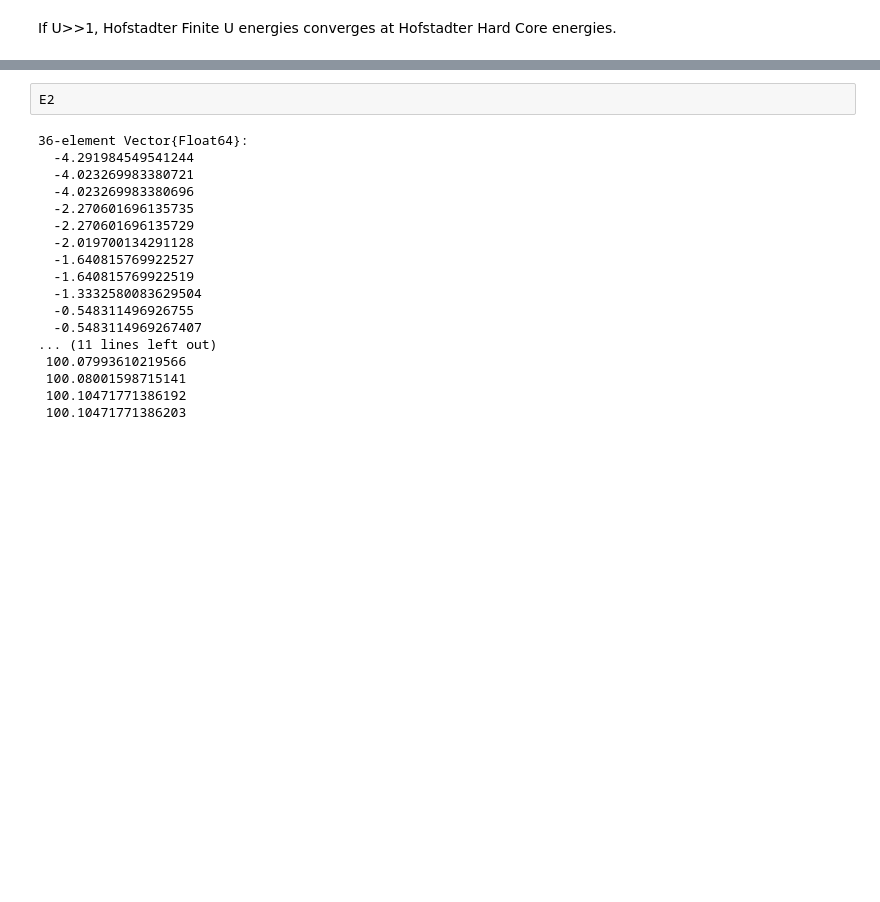
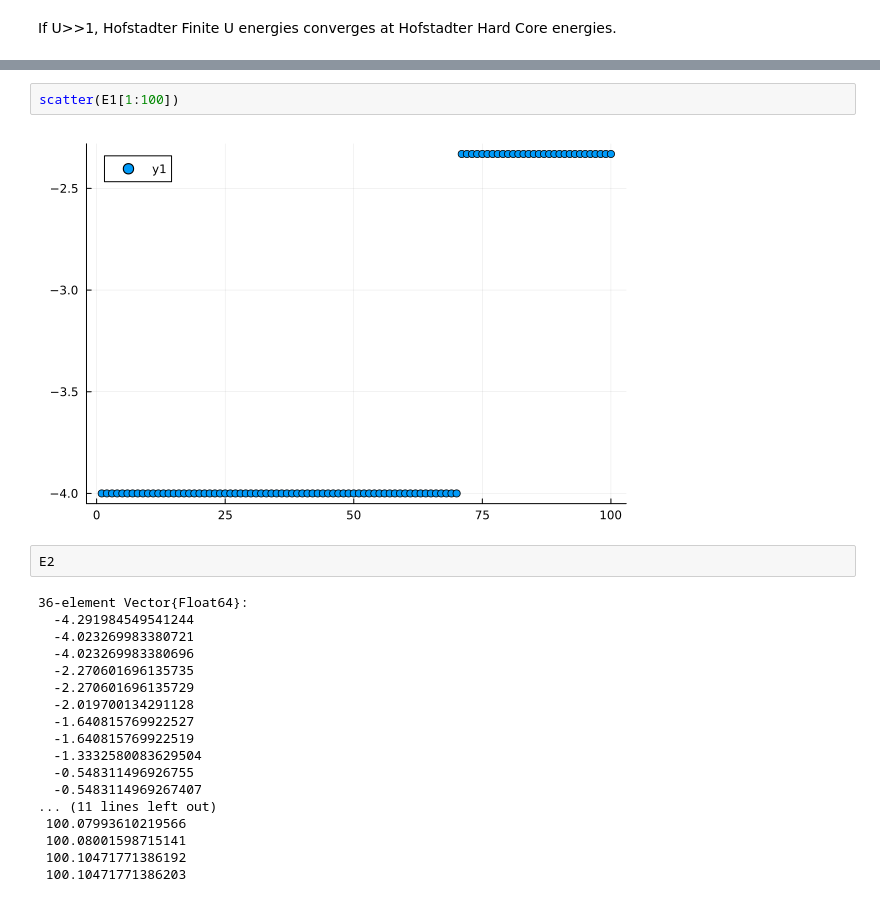
Before and after one commit to Umut-Can-Physics/Kagome-Lattice, a Jupyter notebook: Hofstadter-KM-Kagome/Many-Body/Hofstadter/Hofstadter MB in Julia.ipynb, the cells around one changed output, grey strips where cells are left out. Saved outputs shown, nothing was run; the diff lists cells and outputs as text; blank space fills up the shorter version.

```diff
--- a/Hofstadter-KM-Kagome/Many-Body/Hofstadter/Hofstadter MB in Julia.ipynb
+++ b/Hofstadter-KM-Kagome/Many-Body/Hofstadter/Hofstadter MB in Julia.ipynb
@@ -205,3 +280,7 @@ xlabel!("n");ylabel!("E")
+# %%
+scatter(E1[1:100])
+# %% [output]
+[figure, added]
 # %%
 E2
 # %% [output]
```
Also changed, not shown: parts of 18 cells of this notebook, 11 other files.
